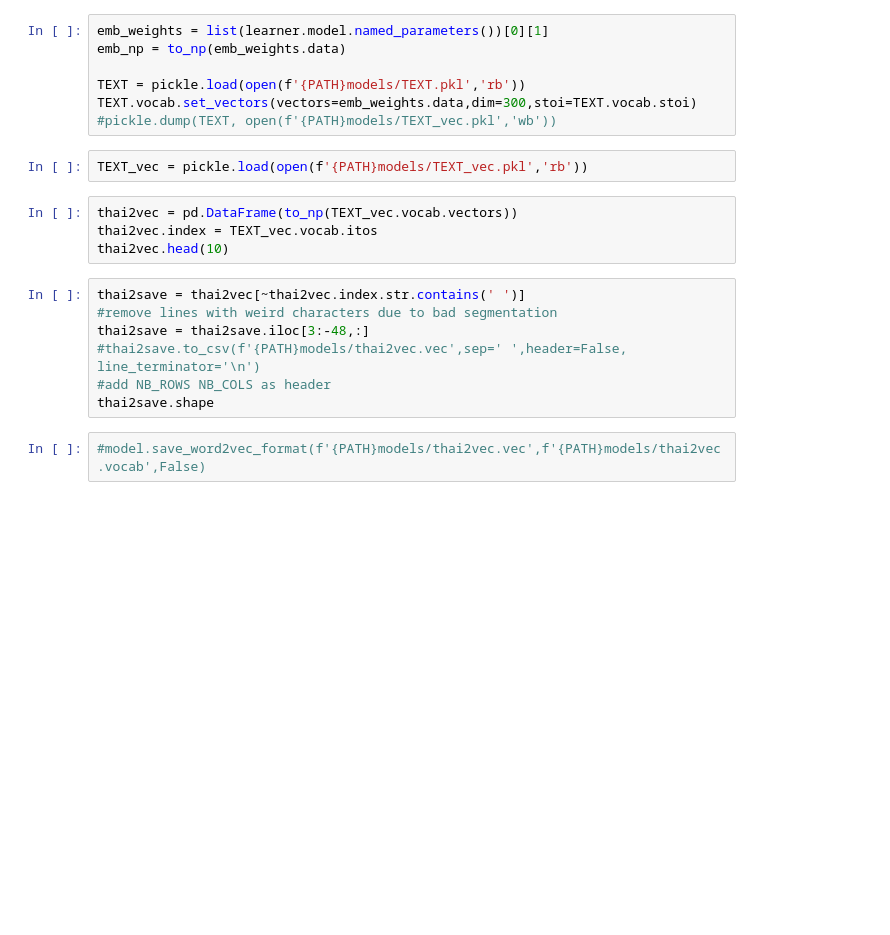
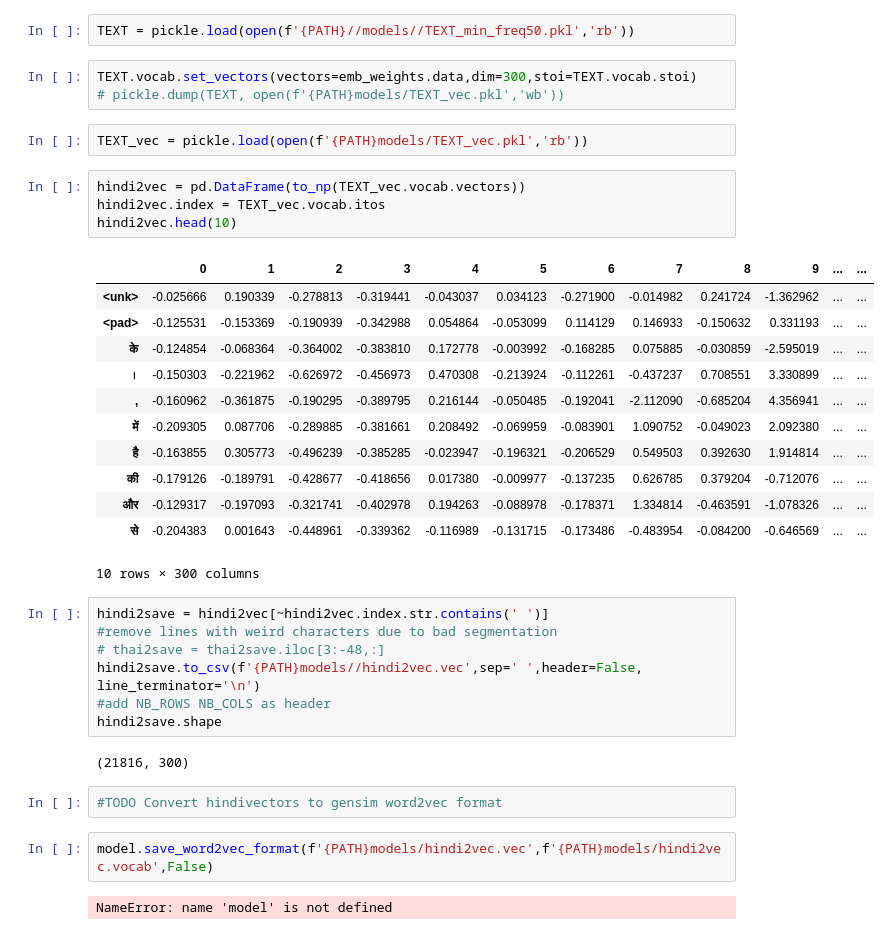
Before and after one commit to NirantK/hindi2vec, a Jupyter notebook: Hindi-Language-Modeling.ipynb, the cells around one changed output. Drawn from its saved outputs; the diff is of its cells as text; blank space fills up the shorter version.

Commit message:
Extract Word Embedding from Language Model

```diff
--- a/Hindi-Language-Modeling.ipynb
+++ b/Hindi-Language-Modeling.ipynb
@@ -321,22 +451,39 @@ gen_text(ss,10)
+# %%
+TEXT = pickle.load(open(f'{PATH}//models//TEXT_min_freq50.pkl','rb'))
 # %%
-emb_weights = list(learner.model.named_parameters())[0][1]
-emb_np = to_np(emb_weights.data)
-
-TEXT = pickle.load(open(f'{PATH}models/TEXT.pkl','rb'))
 TEXT.vocab.set_vectors(vectors=emb_weights.data,dim=300,stoi=TEXT.vocab.stoi)
-#pickle.dump(TEXT, open(f'{PATH}models/TEXT_vec.pkl','wb'))
+# pickle.dump(TEXT, open(f'{PATH}models/TEXT_vec.pkl','wb'))
 # %%
 TEXT_vec = pickle.load(open(f'{PATH}models/TEXT_vec.pkl','rb'))
 # %%
-thai2vec = pd.DataFrame(to_np(TEXT_vec.vocab.vectors))
-thai2vec.index = TEXT_vec.vocab.itos
-thai2vec.head(10)
+hindi2vec = pd.DataFrame(to_np(TEXT_vec.vocab.vectors))
+hindi2vec.index = TEXT_vec.vocab.itos
+hindi2vec.head(10)
+# %% [output]
+|  | 0 | 1 | 2 | 3 | 4 | 5 | 6 | 7 | 8 | 9 | ... | ... |
+| <unk> | -0.025666 | 0.190339 | -0.278813 | -0.319441 | -0.043037 | 0.034123 | -0.271900 | -0.014982 | 0.241724 | -1.362962 | ... | ... |
+| <pad> | -0.125531 | -0.153369 | -0.190939 | -0.342988 | 0.054864 | -0.053099 | 0.114129 | 0.146933 | -0.150632 | 0.331193 | ... | ... |
+| के | -0.124854 | -0.068364 | -0.364002 | -0.383810 | 0.172778 | -0.003992 | -0.168285 | 0.075885 | -0.030859 | -2.595019 | ... | ... |
+| । | -0.150303 | -0.221962 | -0.626972 | -0.456973 | 0.470308 | -0.213924 | -0.112261 | -0.437237 | 0.708551 | 3.330899 | ... | ... |
+| , | -0.160962 | -0.361875 | -0.190295 | -0.389795 | 0.216144 | -0.050485 | -0.192041 | -2.112090 | -0.685204 | 4.356941 | ... | ... |
+| में | -0.209305 | 0.087706 | -0.289885 | -0.381661 | 0.208492 | -0.069959 | -0.083901 | 1.090752 | -0.049023 | 2.092380 | ... | ... |
+| है | -0.163855 | 0.305773 | -0.496239 | -0.385285 | -0.023947 | -0.196321 | -0.206529 | 0.549503 | 0.392630 | 1.914814 | ... | ... |
+| की | -0.179126 | -0.189791 | -0.428677 | -0.418656 | 0.017380 | -0.009977 | -0.137235 | 0.626785 | 0.379204 | -0.712076 | ... | ... |
+| और | -0.129317 | -0.197093 | -0.321741 | -0.402978 | 0.194263 | -0.088978 | -0.178371 | 1.334814 | -0.463591 | -1.078326 | ... | ... |
+| से | -0.204383 | 0.001643 | -0.448961 | -0.339362 | -0.116989 | -0.131715 | -0.173486 | -0.483954 | -0.084200 | -0.646569 | ... | ... |
+10 rows × 300 columns
 # %%
-thai2save = thai2vec[~thai2vec.index.str.contains(' ')]
+hindi2save = hindi2vec[~hindi2vec.index.str.contains(' ')]
 #remove lines with weird characters due to bad segmentation
-thai2save = thai2save.iloc[3:-48,:]
-#thai2save.to_csv(f'{PATH}models/thai2vec.vec',sep=' ',header=False, line_terminator='\n')
+# thai2save = thai2save.iloc[3:-48,:]
+hindi2save.to_csv(f'{PATH}models//hindi2vec.vec',sep=' ',header=False, line_terminator='\n')
 #add NB_ROWS NB_COLS as header
-thai2save.shape
+hindi2save.shape
+# %% [output]
+(21816, 300)
+# %%
+#TODO Convert hindivectors to gensim word2vec format
 # %%
-#model.save_word2vec_format(f'{PATH}models/thai2vec.vec',f'{PATH}models/thai2vec.vocab',False)
+model.save_word2vec_format(f'{PATH}models/hindi2vec.vec',f'{PATH}models/hindi2vec.vocab',False)
+# %% [output]
+NameError: name 'model' is not defined
```
Also changed, not shown: parts of 14 cells of this notebook.
